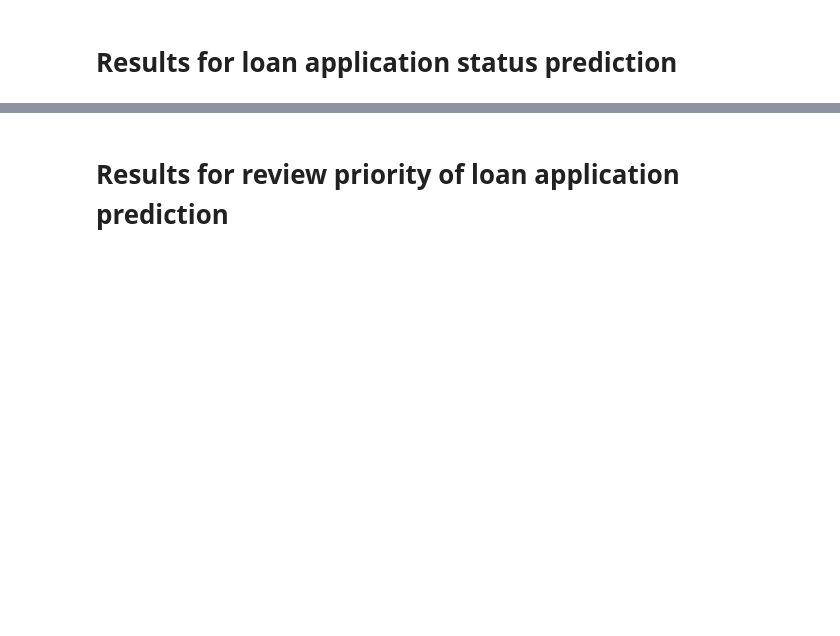
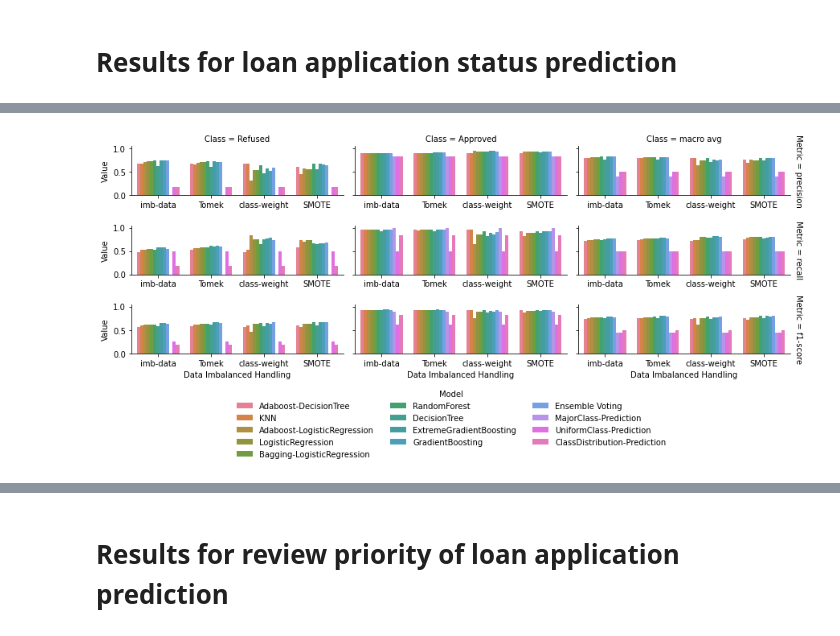
Before and after one commit to oathaha/data-science-portfolio, a Jupyter notebook: Credit-Risk-Analysis/script/show-evaluation-results.ipynb, the cells around one changed output, grey strips where cells are left out. Saved outputs shown, nothing was run; the diff lists cells and outputs as text; code cells hidden in the pictures; blank space fills up the shorter version.

```diff
--- a/Credit-Risk-Analysis/script/show-evaluation-results.ipynb
+++ b/Credit-Risk-Analysis/script/show-evaluation-results.ipynb
@@ -61,0 +89,35 @@ g = sns.catplot(
+# %%
+new_labels = [
+    'Adaboost-DecisionTree',
+    'KNN',
+    'Adaboost-LogisticRegression',
+    'LogisticRegression',
+    'Bagging-LogisticRegression',
+    'RandomForest',
+    'DecisionTree',
+    'ExtremeGradientBoosting',
+    'GradientBoosting',
+    'Ensemble Voting',
+    'MajorClass-Prediction',
+    'UniformClass-Prediction',
+    'ClassDistribution-Prediction'
+]
+# %%
+g = sns.catplot(
+    data=result_each_class, x="Data Imbalanced Handling", y="Value", row='Metric', col="Class", hue = 'Model', kind="bar", height=1.5, margin_titles=True, sharex=False, aspect = 2
+)
+
+
+for t, l in zip(g.legend.texts, new_labels):
+    t.set_text(l)
+
+sns.move_legend(
+    g, "lower center",
+    bbox_to_anchor=(0.5, -.3),
+    ncol=3,
+    title='Model', frameon=False,
+)
+
+g.fig.tight_layout()
+# %% [output]
+[figure, added]
```
Also changed, not shown: parts of 19 cells of this notebook, 11 other files.
